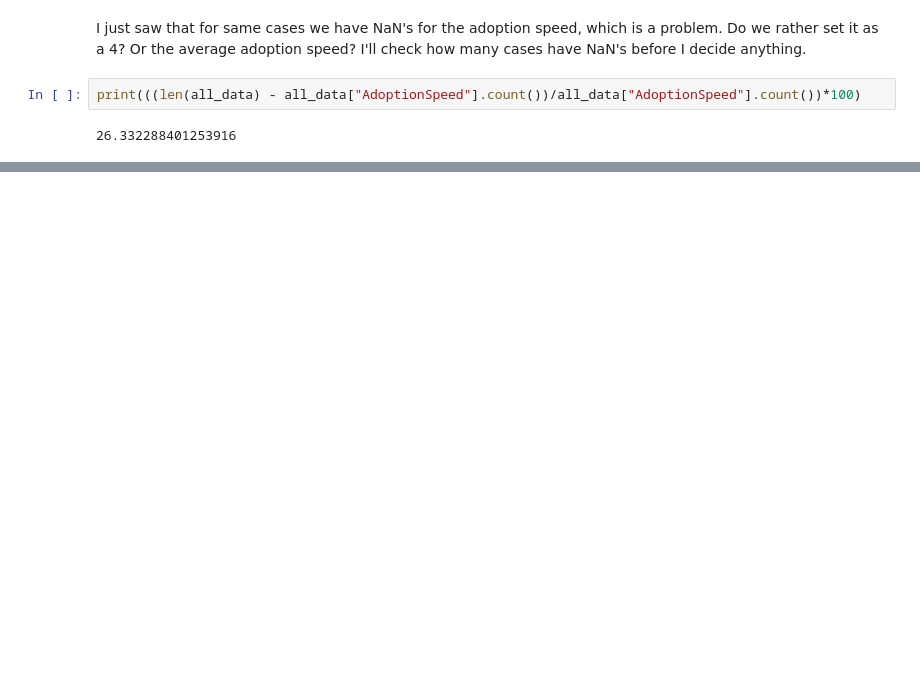
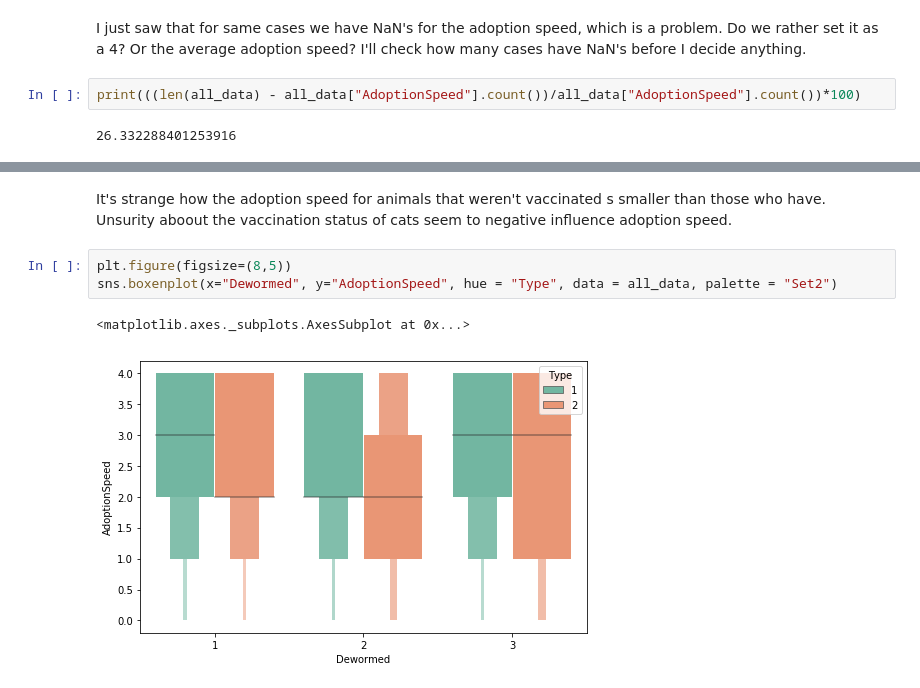
Before and after one commit to MelissieP/animal-adoption-prediction, a Jupyter notebook: DataExploration.ipynb, the cells around one changed output, grey strips where cells are left out. Cells and saved outputs as stored; diff of their text form; blank space fills up the shorter version.

```diff
--- a/DataExploration.ipynb
+++ b/DataExploration.ipynb
@@ -512,0 +496,8 @@ Name: Mixed, Length: 14993, dtype: int64
+# %% [markdown]
+It's strange how the adoption speed for animals that weren't vaccinated s smaller than those who have. Unsurity aboout the vaccination status of cats seem to negative influence adoption speed.
+# %%
+plt.figure(figsize=(8,5))
+sns.boxenplot(x="Dewormed", y="AdoptionSpeed", hue = "Type", data = all_data, palette = "Set2")
+# %% [output]
+<matplotlib.axes._subplots.AxesSubplot at 0x...>
+[figure, added]
```
Also changed, not shown: parts of 55 cells of this notebook, 1 other file.
